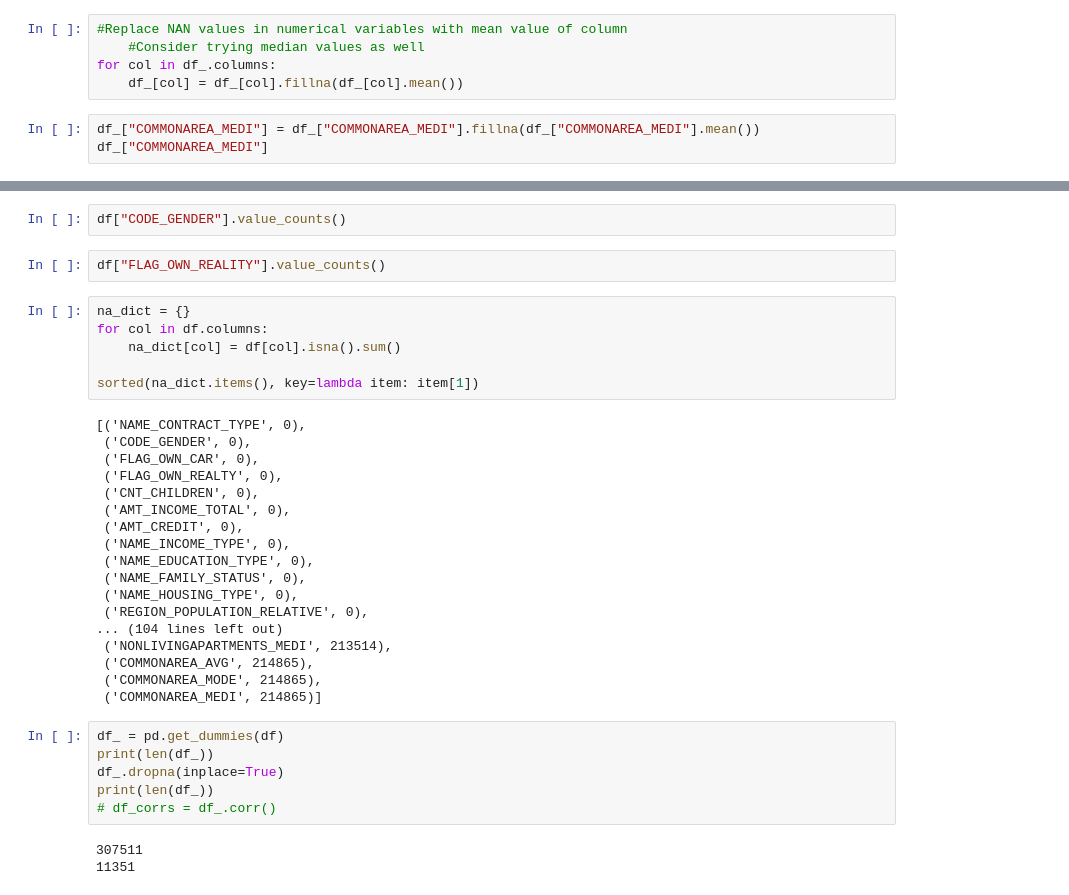
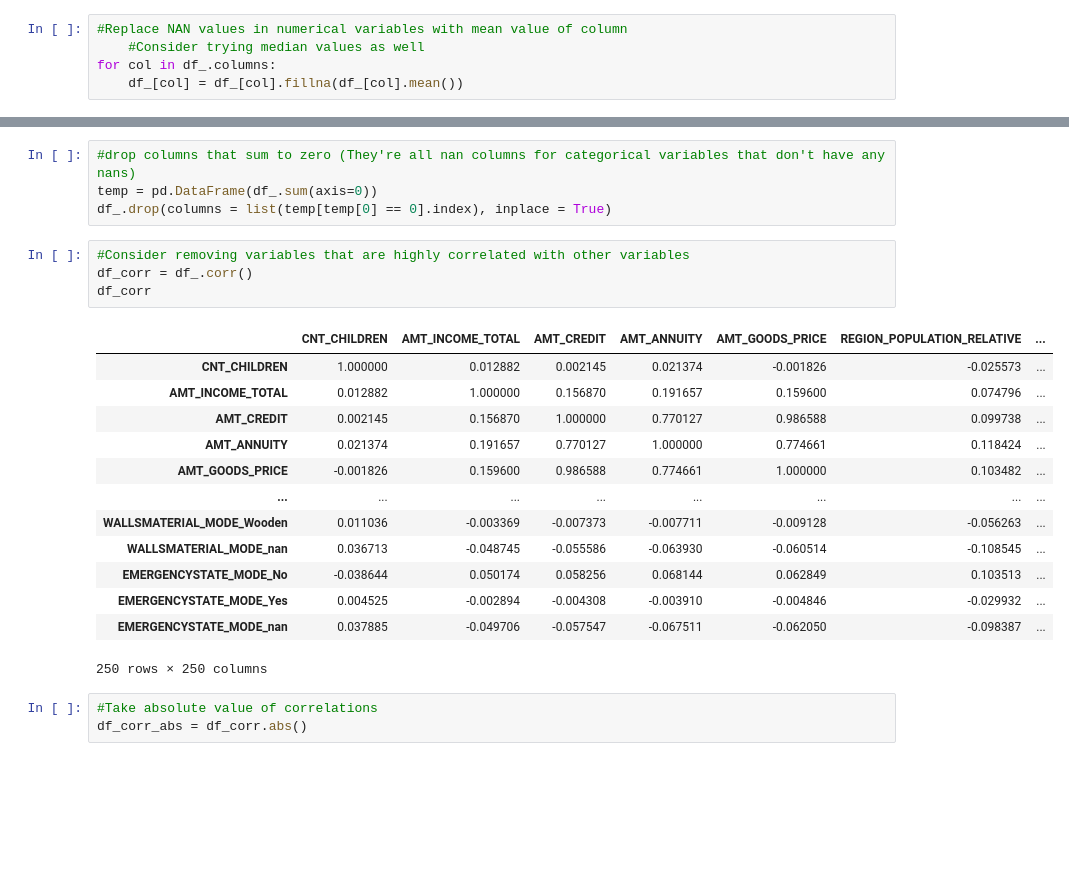
Before and after one commit to kaanan99/403-Project2, a Jupyter notebook: Project_2.ipynb, the cells around one changed output, grey strips where cells are left out. Cells and saved outputs as stored; diff of their text form; blank space fills up the shorter version.

```diff
--- a/Project_2.ipynb
+++ b/Project_2.ipynb
@@ -33,6 +33,3 @@ df_.head()
     #Consider trying median values as well
 for col in df_.columns:
     df_[col] = df_[col].fillna(df_[col].mean())
-# %%
-df_["COMMONAREA_MEDI"] = df_["COMMONAREA_MEDI"].fillna(df_["COMMONAREA_MEDI"].mean())
-df_["COMMONAREA_MEDI"]
@@ -57,37 +36,25 @@ df_.dropna()
-# %%
-df["CODE_GENDER"].value_counts()
-# %%
-df["FLAG_OWN_REALITY"].value_counts()
-# %%
-na_dict = {}
-for col in df.columns:
-    na_dict[col] = df[col].isna().sum()
-
-sorted(na_dict.items(), key=lambda item: item[1])
-# %% [output]
-[('NAME_CONTRACT_TYPE', 0),
- ('CODE_GENDER', 0),
- ('FLAG_OWN_CAR', 0),
- ('FLAG_OWN_REALTY', 0),
- ('CNT_CHILDREN', 0),
- ('AMT_INCOME_TOTAL', 0),
- ('AMT_CREDIT', 0),
- ('NAME_INCOME_TYPE', 0),
- ('NAME_EDUCATION_TYPE', 0),
- ('NAME_FAMILY_STATUS', 0),
- ('NAME_HOUSING_TYPE', 0),
- ('REGION_POPULATION_RELATIVE', 0),
-... (104 lines left out)
- ('NONLIVINGAPARTMENTS_MEDI', 213514),
- ('COMMONAREA_AVG', 214865),
- ('COMMONAREA_MODE', 214865),
- ('COMMONAREA_MEDI', 214865)]
-# %%
-df_ = pd.get_dummies(df)
-print(len(df_))
-df_.dropna(inplace=True)
-print(len(df_))
-# df_corrs = df_.corr()
-# %% [output]
-307511
-11351
+# %%
+#drop columns that sum to zero (They're all nan columns for categorical variables that don't have any nans)
+temp = pd.DataFrame(df_.sum(axis=0))
+df_.drop(columns = list(temp[temp[0] == 0].index), inplace = True)
+# %%
+#Consider removing variables that are highly correlated with other variables
+df_corr = df_.corr()
+df_corr
+# %% [output]
+|  | CNT_CHILDREN | AMT_INCOME_TOTAL | AMT_CREDIT | AMT_ANNUITY | AMT_GOODS_PRICE | REGION_POPULATION_RELATIVE | ... |
+| CNT_CHILDREN | 1.000000 | 0.012882 | 0.002145 | 0.021374 | -0.001826 | -0.025573 | ... |
+| AMT_INCOME_TOTAL | 0.012882 | 1.000000 | 0.156870 | 0.191657 | 0.159600 | 0.074796 | ... |
+| AMT_CREDIT | 0.002145 | 0.156870 | 1.000000 | 0.770127 | 0.986588 | 0.099738 | ... |
+| AMT_ANNUITY | 0.021374 | 0.191657 | 0.770127 | 1.000000 | 0.774661 | 0.118424 | ... |
+| AMT_GOODS_PRICE | -0.001826 | 0.159600 | 0.986588 | 0.774661 | 1.000000 | 0.103482 | ... |
+| ... | ... | ... | ... | ... | ... | ... | ... |
+| WALLSMATERIAL_MODE_Wooden | 0.011036 | -0.003369 | -0.007373 | -0.007711 | -0.009128 | -0.056263 | ... |
+| WALLSMATERIAL_MODE_nan | 0.036713 | -0.048745 | -0.055586 | -0.063930 | -0.060514 | -0.108545 | ... |
+| EMERGENCYSTATE_MODE_No | -0.038644 | 0.050174 | 0.058256 | 0.068144 | 0.062849 | 0.103513 | ... |
+| EMERGENCYSTATE_MODE_Yes | 0.004525 | -0.002894 | -0.004308 | -0.003910 | -0.004846 | -0.029932 | ... |
+| EMERGENCYSTATE_MODE_nan | 0.037885 | -0.049706 | -0.057547 | -0.067511 | -0.062050 | -0.098387 | ... |
+250 rows × 250 columns
+# %%
+#Take absolute value of correlations
+df_corr_abs = df_corr.abs()
```
Also changed, not shown: parts of 8 cells of this notebook.
